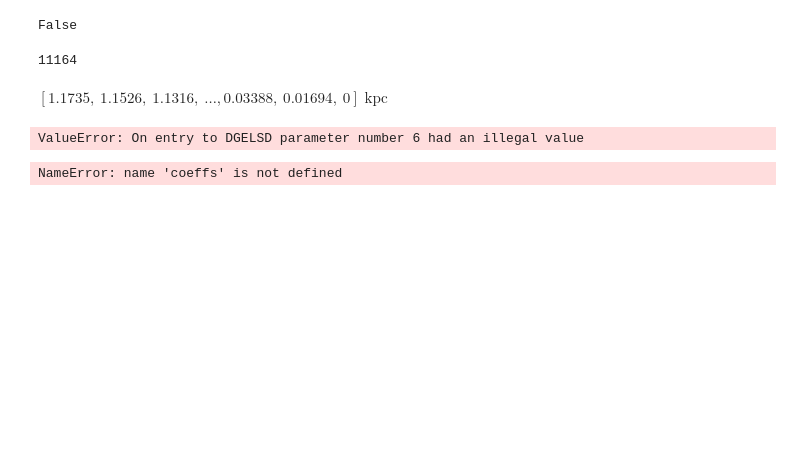
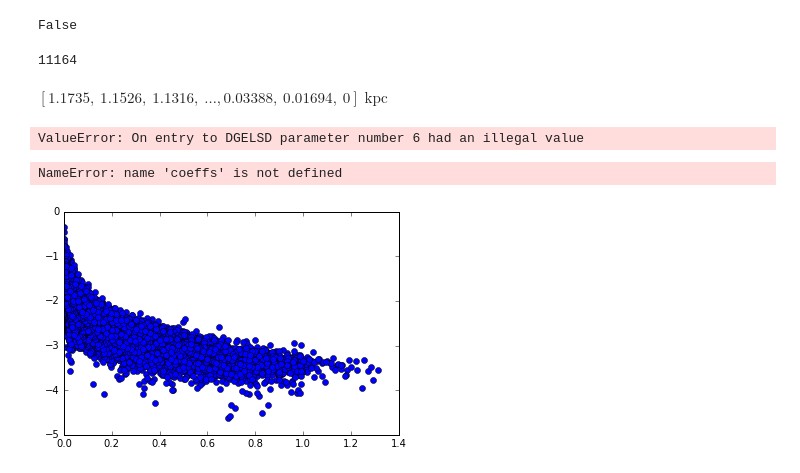
Before and after one commit to granttremblay/RainMaker, a Jupyter notebook: rainmaker_sandbox.ipynb, the cells around one changed output. Cells and saved outputs as stored; diff of their text form; code cells hidden in the pictures; blank space fills up the shorter version.

```diff
--- a/rainmaker_sandbox.ipynb
+++ b/rainmaker_sandbox.ipynb
@@ -101,0 +78,5 @@ plt.
+# %%
+plt.plot(r,lognelec,'o')
+plt.show()
+# %% [output]
+[figure, added]
```
Also changed, not shown: parts of 3 cells of this notebook.
